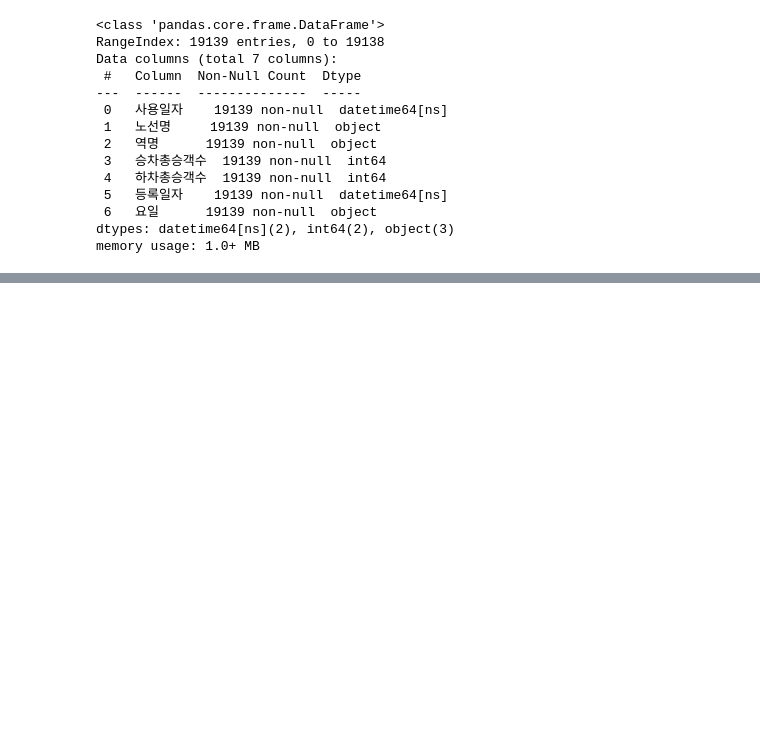
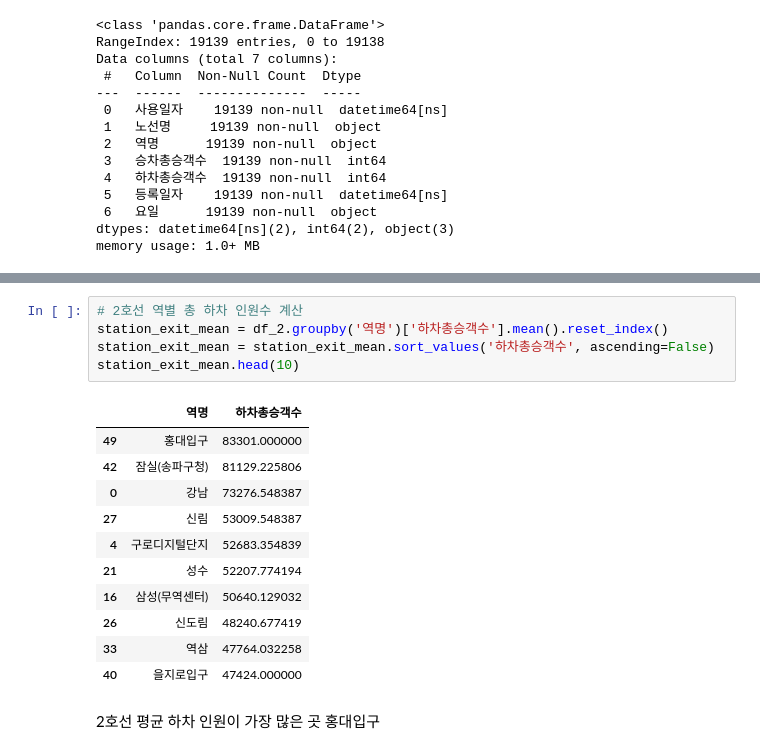
Before and after one commit to 2rlo0/hipython_rep, a Jupyter notebook: min_proj/지하철분석보고서.ipynb, the cells around one changed output, grey strips where cells are left out. Cells and saved outputs as stored; diff of their text form; blank space fills up the shorter version.

```diff
--- a/min_proj/지하철분석보고서.ipynb
+++ b/min_proj/지하철분석보고서.ipynb
@@ -200,0 +303,19 @@ weekday_mean = df.groupby('요일')[['승차총승객수', '하차총승객수']
+# %%
+# 2호선 역별 총 하차 인원수 계산
+station_exit_mean = df_2.groupby('역명')['하차총승객수'].mean().reset_index()
+station_exit_mean = station_exit_mean.sort_values('하차총승객수', ascending=False)
+station_exit_mean.head(10)
+# %% [output]
+|  | 역명 | 하차총승객수 |
+| 49 | 홍대입구 | 83301.000000 |
+| 42 | 잠실(송파구청) | 81129.225806 |
+| 0 | 강남 | 73276.548387 |
+| 27 | 신림 | 53009.548387 |
+| 4 | 구로디지털단지 | 52683.354839 |
+| 21 | 성수 | 52207.774194 |
+| 16 | 삼성(무역센터) | 50640.129032 |
+| 26 | 신도림 | 48240.677419 |
+| 33 | 역삼 | 47764.032258 |
+| 40 | 을지로입구 | 47424.000000 |
+# %% [markdown]
+2호선 평균 하차 인원이 가장 많은 곳 홍대입구
```
Also changed, not shown: parts of 10 cells of this notebook.
